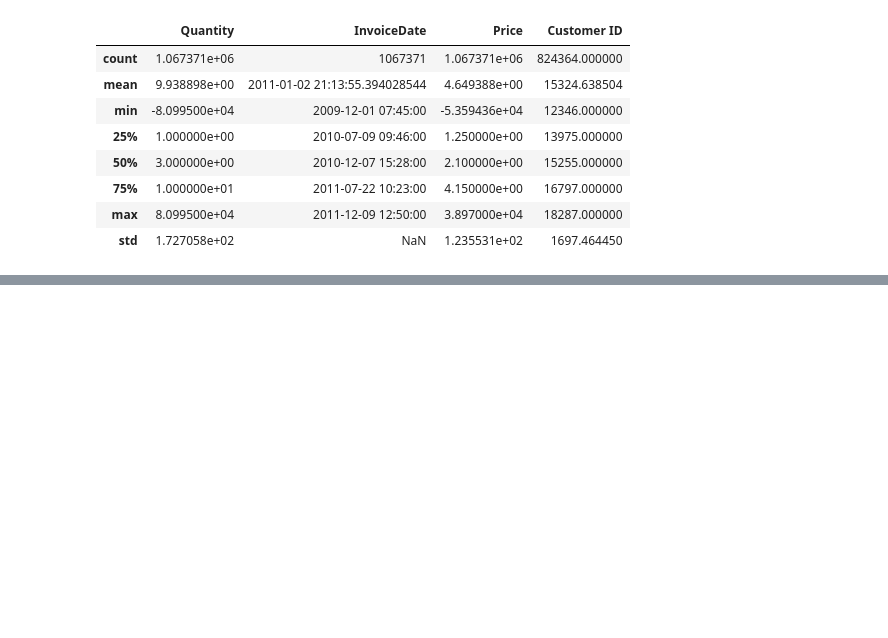
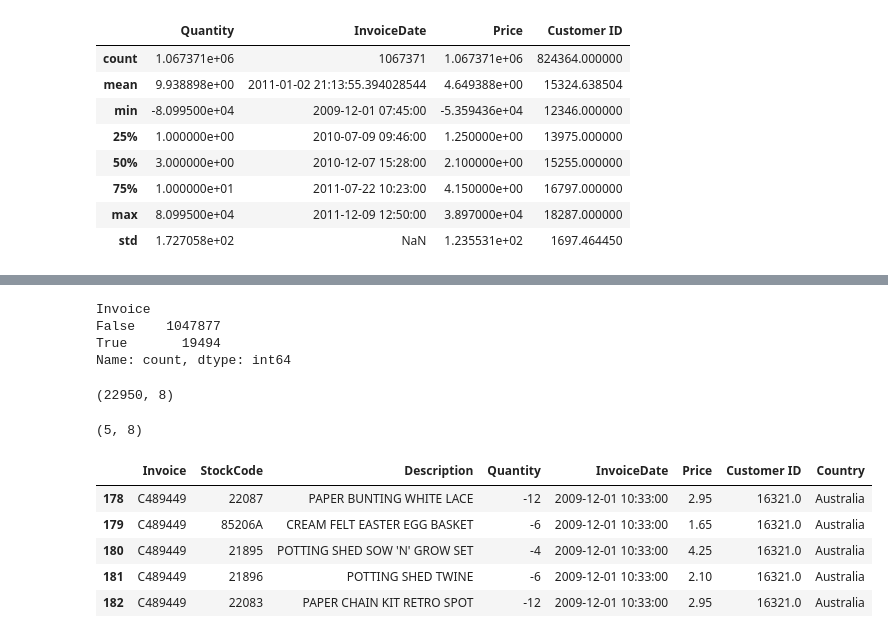
Before and after one commit to ivaibhavpawar1045/Python-Data-Analytics, a Jupyter notebook: Mini_Projects/Mini_Project_06_Online_Retail_Analytics/online_retail_analytics.ipynb, the cells around one changed output, grey strips where cells are left out. Drawn from its saved outputs; the diff is of its cells as text; code cells hidden in the pictures; blank space fills up the shorter version.

```diff
--- a/Mini_Projects/Mini_Project_06_Online_Retail_Analytics/online_retail_analytics.ipynb
+++ b/Mini_Projects/Mini_Project_06_Online_Retail_Analytics/online_retail_analytics.ipynb
@@ -95,0 +145,25 @@ df.describe()
+# %%
+df["Invoice"].astype(str).str.startswith("C").value_counts()
+# %% [output]
+Invoice
+False    1047877
+True       19494
+Name: count, dtype: int64
+# %%
+#Identify negative quantities
+df[df["Quantity"] < 0 ].shape
+# %% [output]
+(22950, 8)
+# %%
+df[df["Price"] < 0].shape
+# %% [output]
+(5, 8)
+# %%
+df[df["Quantity"] < 0 ].head()
+# %% [output]
+|  | Invoice | StockCode | Description | Quantity | InvoiceDate | Price | Customer ID | Country |
+| 178 | C489449 | 22087 | PAPER BUNTING WHITE LACE | -12 | 2009-12-01 10:33:00 | 2.95 | 16321.0 | Australia |
+| 179 | C489449 | 85206A | CREAM FELT EASTER EGG BASKET | -6 | 2009-12-01 10:33:00 | 1.65 | 16321.0 | Australia |
+| 180 | C489449 | 21895 | POTTING SHED SOW 'N' GROW SET | -4 | 2009-12-01 10:33:00 | 4.25 | 16321.0 | Australia |
+| 181 | C489449 | 21896 | POTTING SHED TWINE | -6 | 2009-12-01 10:33:00 | 2.10 | 16321.0 | Australia |
+| 182 | C489449 | 22083 | PAPER CHAIN KIT RETRO SPOT | -12 | 2009-12-01 10:33:00 | 2.95 | 16321.0 | Australia |
```
Also changed, not shown: parts of 17 cells of this notebook.
